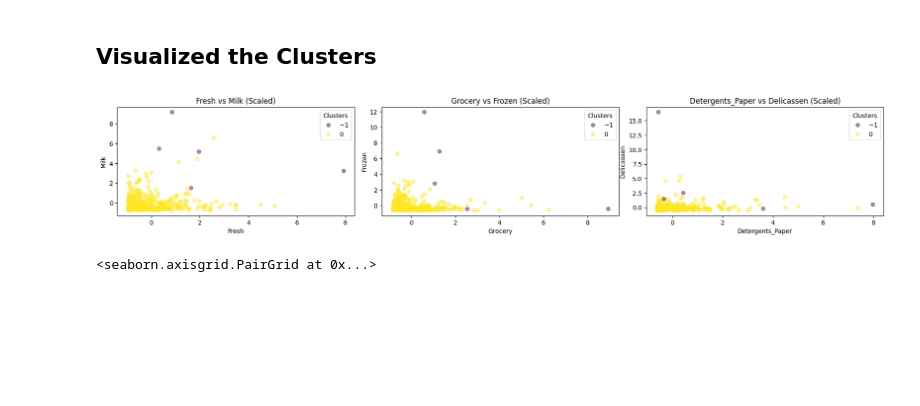
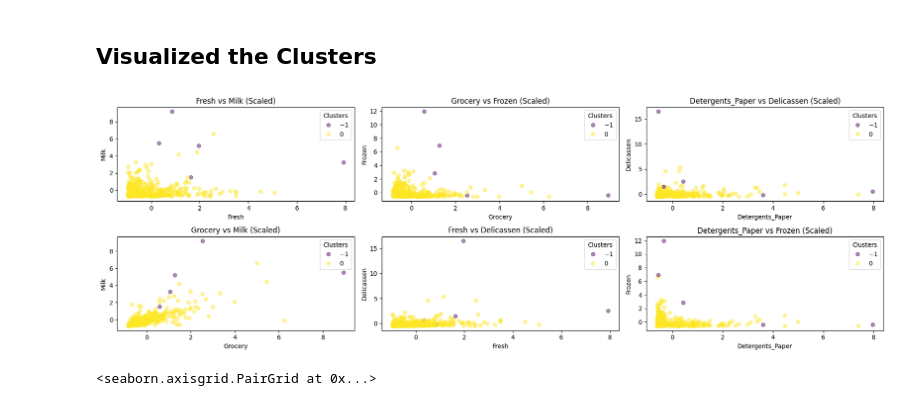
Before and after one commit to renatomaaliw3/public_files, a Jupyter notebook: CPE Electives (1 - 3)/01. Lectures Notebook/59. DBSCAN Clustering/04. DBSCAN Clustering (Wholesale).ipynb, the cells around one changed output. Drawn from its saved outputs; the diff is of its cells as text; code cells hidden in the pictures; blank space fills up the shorter version.

```diff
--- a/CPE Electives (1 - 3)/01. Lectures Notebook/59. DBSCAN Clustering/04. DBSCAN Clustering (Wholesale).ipynb
+++ b/CPE Electives (1 - 3)/01. Lectures Notebook/59. DBSCAN Clustering/04. DBSCAN Clustering (Wholesale).ipynb
@@ -256,35 +252,38 @@ reduced_df_scaled.head(3)
 
 feature_pairs = [
 
     ('Fresh', 'Milk'),
     ('Grocery', 'Frozen'),
-    ('Detergents_Paper', 'Delicassen')
+    ('Detergents_Paper', 'Delicassen'),
+    ('Grocery', 'Milk'),
+    ('Fresh', 'Delicassen'),
+    ('Detergents_Paper', 'Frozen')
 
 ]
 
 # Visualize the clusters in pairwise plots for the scaled data with individual legends for each plot
 
 plt.figure(figsize=(18, 6))
 
 for i, (feature_x, feature_y) in enumerate(feature_pairs, 1):
 
     plt.subplot(2, 3, i)
 
     scatter = plt.scatter(reduced_df_scaled[feature_x], reduced_df_scaled[feature_y],
                           c = reduced_df_scaled['Cluster'], marker = 'o', alpha = 0.45)
 
     plt.title(f'{feature_x} vs {feature_y} (Scaled)')
 
     plt.xlabel(feature_x)
     plt.ylabel(feature_y)
 
     # Add a legend to each subplot
     plt.legend(*scatter.legend_elements(), title = "Clusters") # place legend to all subplots
 
 plt.tight_layout()
 plt.show()
 # %% [output]
-[figure, old version]
+[figure, new version]
 # %%
 # NOTE:
 
```
Also changed, not shown: parts of 5 cells of this notebook, 1 other file.
